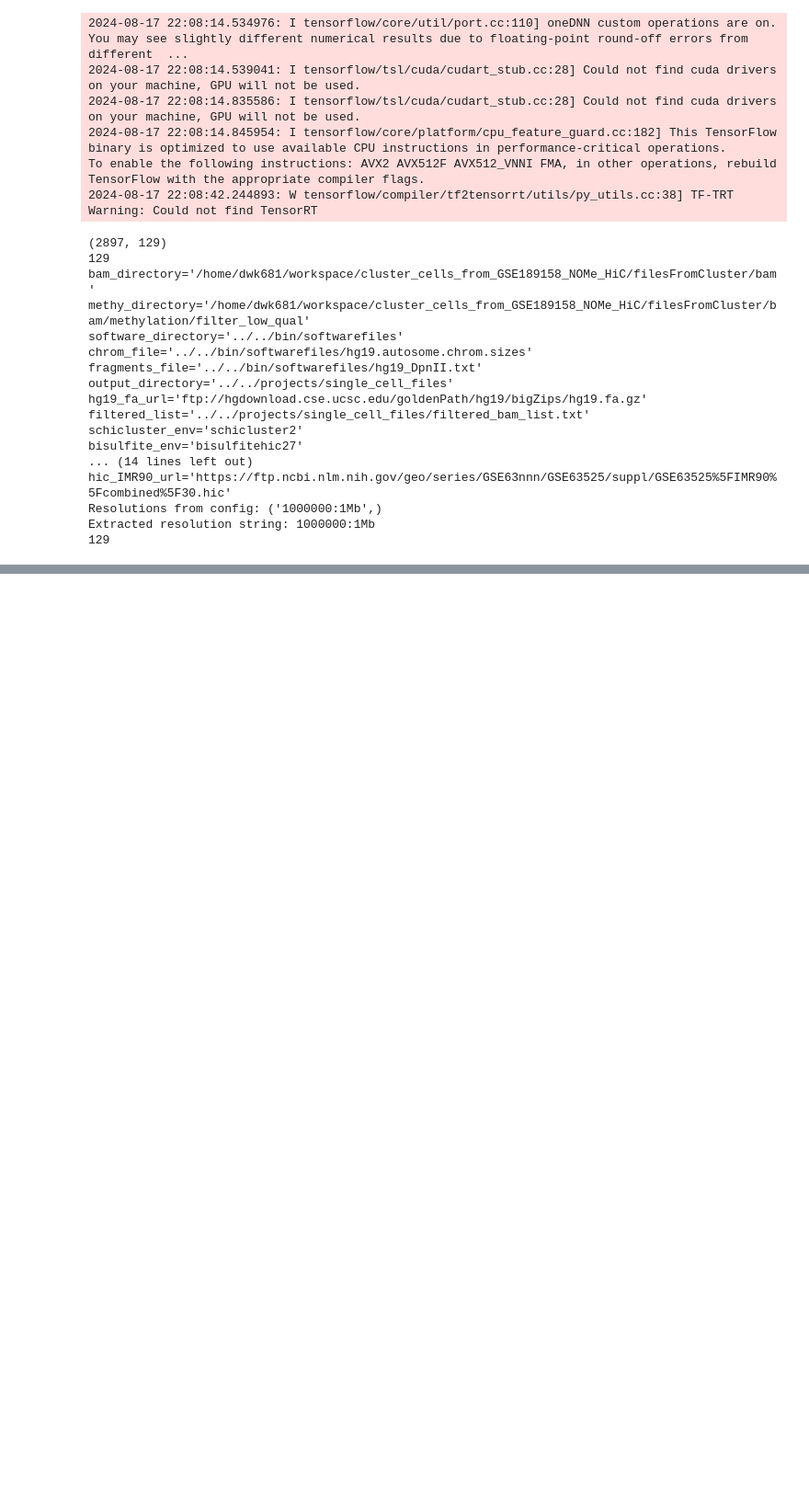
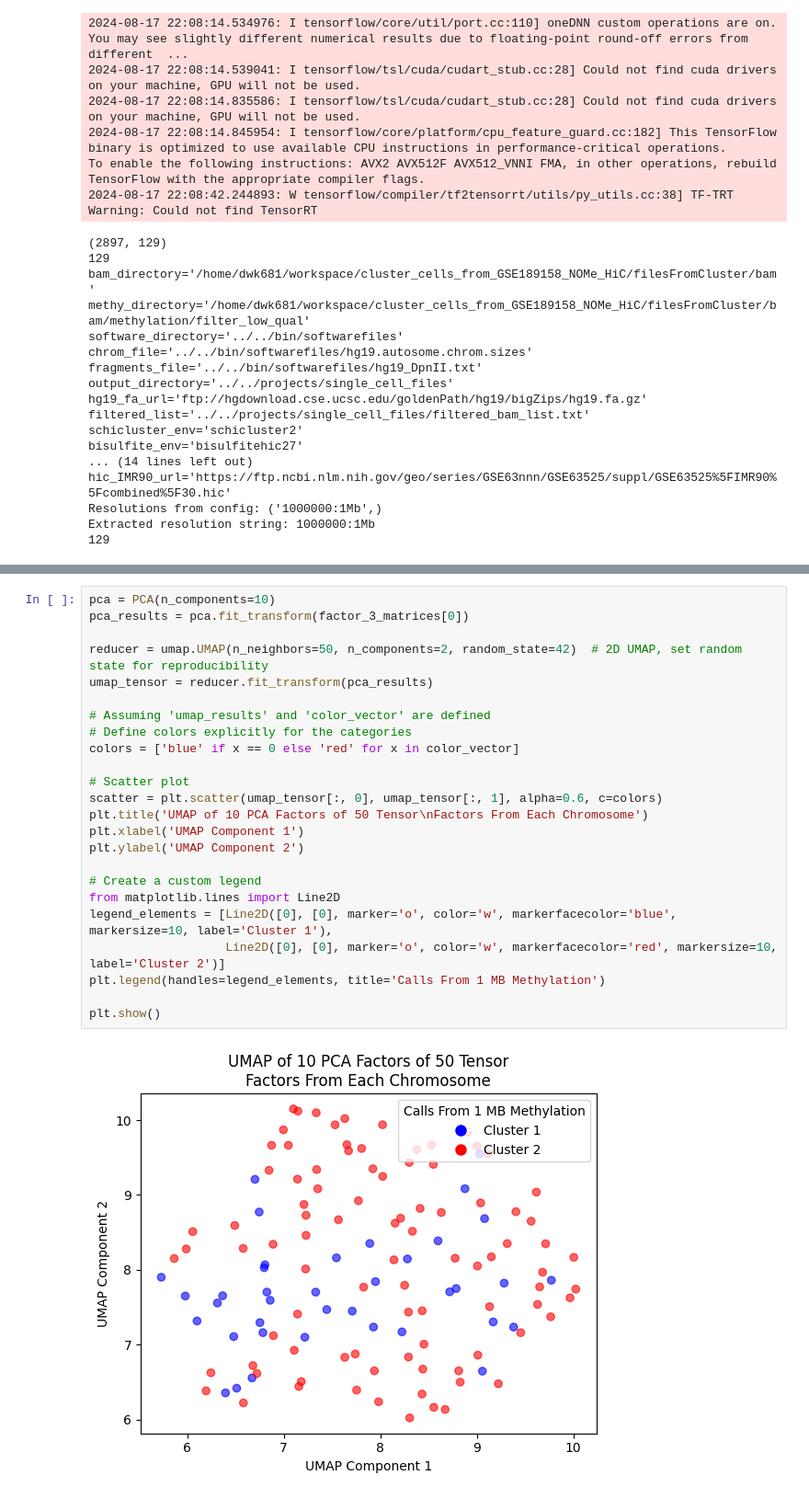
Before and after one commit to DavidWarrenKatz/Hypermatrix, a Jupyter notebook: utilities/single-cell/Untitled.ipynb, the cells around one changed output, grey strips where cells are left out. Shown at 92% size. Saved outputs shown, nothing was run; the diff lists cells and outputs as text; blank space fills up the shorter version.

Commit message:
cluster cells funciton

```diff
--- a/utilities/single-cell/Untitled.ipynb
+++ b/utilities/single-cell/Untitled.ipynb
@@ -325,0 +555,26 @@ Extracted resolution string: 1000000:1Mb
+# %%
+pca = PCA(n_components=10)
+pca_results = pca.fit_transform(factor_3_matrices[0])
+
+reducer = umap.UMAP(n_neighbors=50, n_components=2, random_state=42)  # 2D UMAP, set random state for reproducibility
+umap_tensor = reducer.fit_transform(pca_results)
+
+# Assuming 'umap_results' and 'color_vector' are defined
+# Define colors explicitly for the categories
+colors = ['blue' if x == 0 else 'red' for x in color_vector]
+
+# Scatter plot
+scatter = plt.scatter(umap_tensor[:, 0], umap_tensor[:, 1], alpha=0.6, c=colors)
+plt.title('UMAP of 10 PCA Factors of 50 Tensor\nFactors From Each Chromosome')
+plt.xlabel('UMAP Component 1')
+plt.ylabel('UMAP Component 2')
+
+# Create a custom legend
+from matplotlib.lines import Line2D
+legend_elements = [Line2D([0], [0], marker='o', color='w', markerfacecolor='blue', markersize=10, label='Cluster 1'),
+                   Line2D([0], [0], marker='o', color='w', markerfacecolor='red', markersize=10, label='Cluster 2')]
+plt.legend(handles=legend_elements, title='Calls From 1 MB Methylation')
+
+plt.show()
+# %% [output]
+[figure, added]
```
Also changed, not shown: parts of 4 cells of this notebook, 10 other files.
